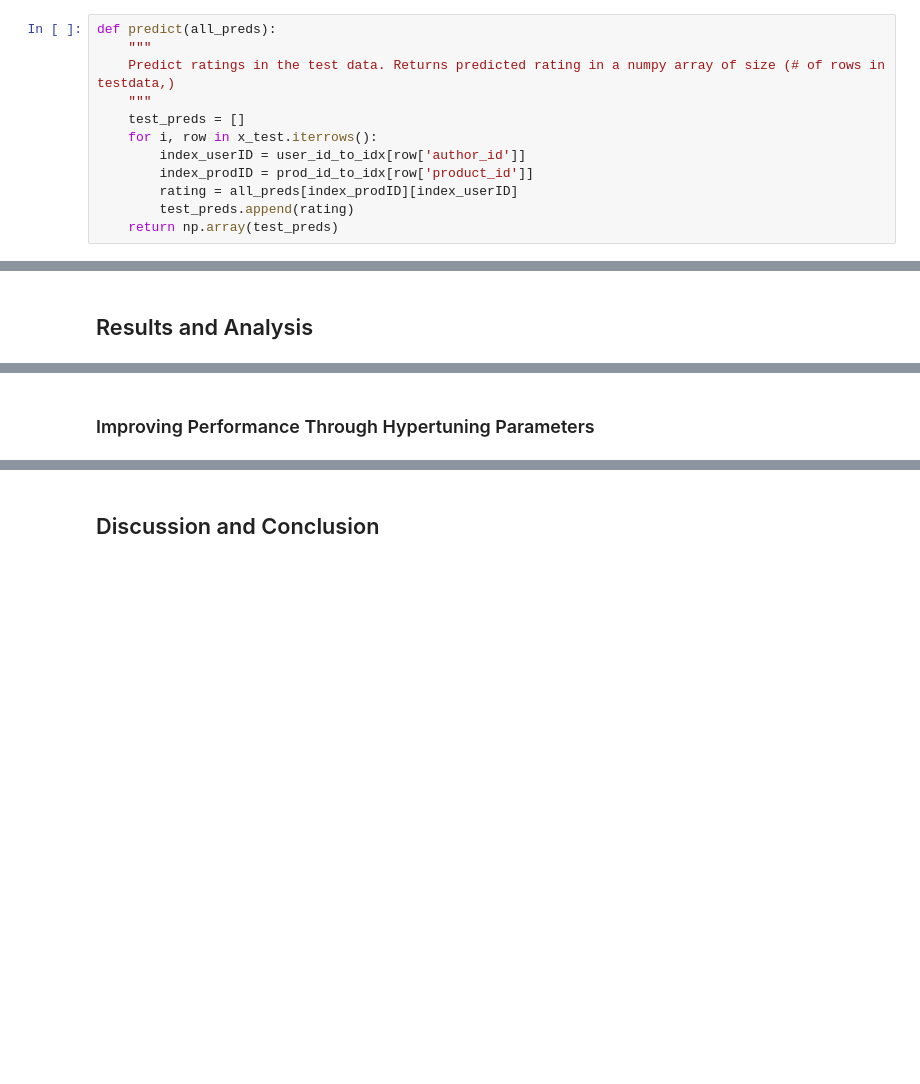
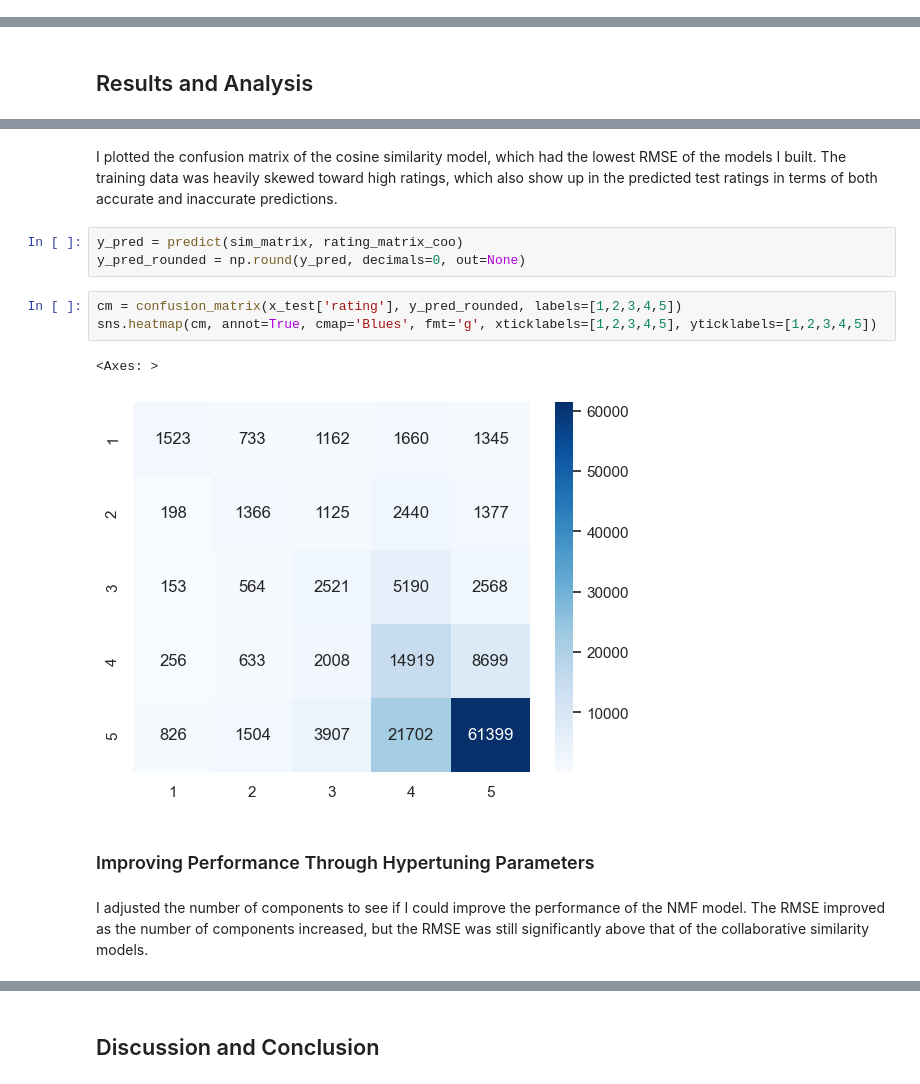
Before and after one commit to cmis1/MSDS, a Jupyter notebook: DTSA 5510/DTSA 5510 Final.ipynb, the cells around one changed output, grey strips where cells are left out. Cells and saved outputs as stored; diff of their text form; blank space fills up the shorter version.

```diff
--- a/DTSA 5510/DTSA 5510 Final.ipynb
+++ b/DTSA 5510/DTSA 5510 Final.ipynb
@@ -633,12 +642,0 @@ TODO Non-Negative Matrix Factorization (NMF)
-# %%
-def predict(all_preds):
-    """
-    Predict ratings in the test data. Returns predicted rating in a numpy array of size (# of rows in testdata,)
-    """
-    test_preds = []
-    for i, row in x_test.iterrows():
-        index_userID = user_id_to_idx[row['author_id']]
-        index_prodID = prod_id_to_idx[row['product_id']]
-        rating = all_preds[index_prodID][index_userID]
-        test_preds.append(rating)
-    return np.array(test_preds)
@@ -725,2 +737,15 @@ Model building and training may depend on their data type(s) and task type(s). D
+# %% [markdown]
+I plotted the confusion matrix of the cosine similarity model, which had the lowest RMSE of the models I built.  The training data was heavily skewed toward high ratings, which also show up in the predicted test ratings in terms of both accurate and inaccurate predictions.
+# %%
+y_pred = predict(sim_matrix, rating_matrix_coo)
+y_pred_rounded = np.round(y_pred, decimals=0, out=None)
+# %%
+cm = confusion_matrix(x_test['rating'], y_pred_rounded, labels=[1,2,3,4,5])
+sns.heatmap(cm, annot=True, cmap='Blues', fmt='g', xticklabels=[1,2,3,4,5], yticklabels=[1,2,3,4,5])
+# %% [output]
+<Axes: >
+[figure, added]
 # %% [markdown]
 ### Improving Performance Through Hypertuning Parameters
+# %% [markdown]
+I adjusted the number of components to see if I could improve the performance of the NMF model.  The RMSE improved as the number of components increased, but the RMSE was still significantly above that of the collaborative similarity models.
```
Also changed, not shown: parts of 26 cells of this notebook, 1 other file.
